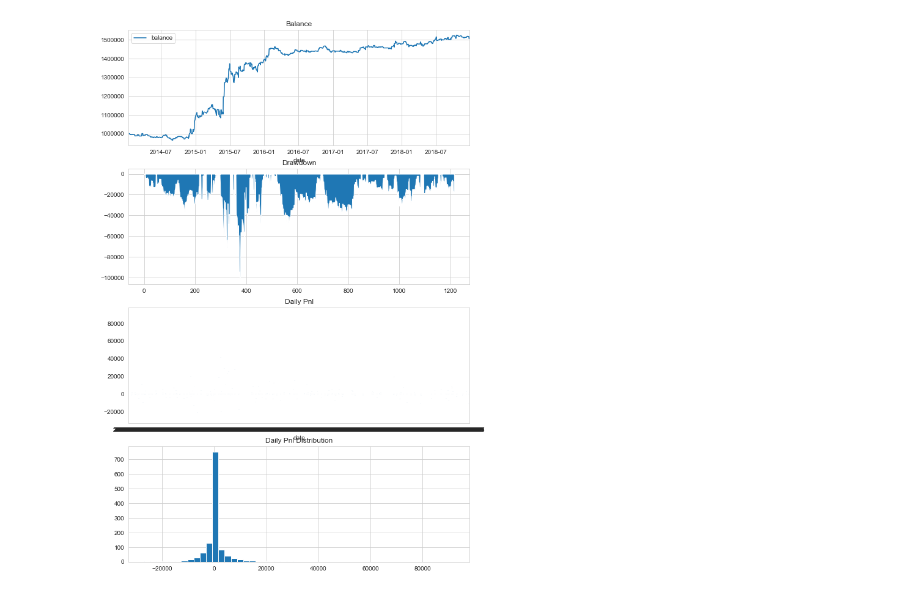
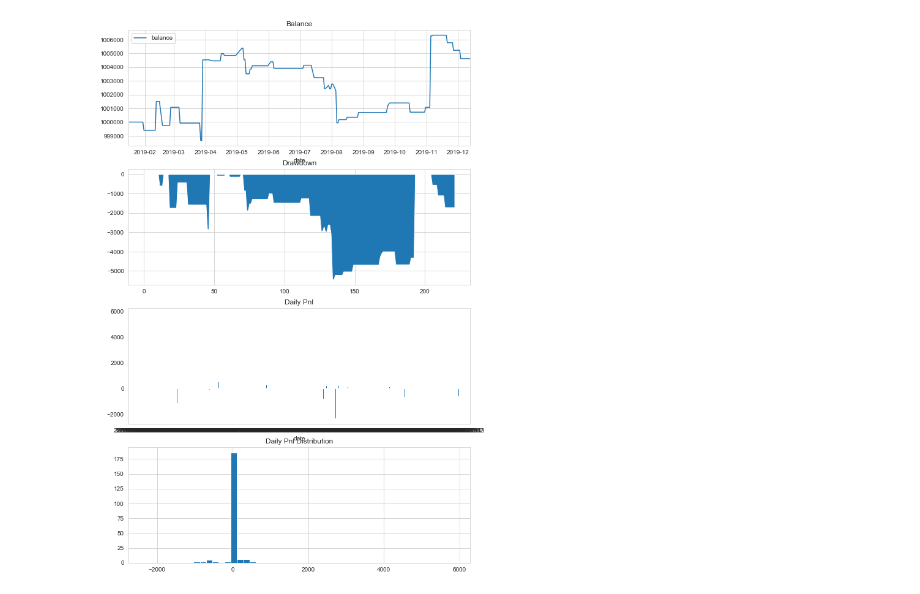
Before and after one commit to TheSuperMyo/vnpy, a Jupyter notebook: examples/cta_backtesting/backtesting_ployfit_orignal.ipynb, the cells around one changed output. Saved outputs shown, nothing was run; the diff lists cells and outputs as text; code cells hidden in the pictures.

```diff
--- a/examples/cta_backtesting/backtesting_ployfit_orignal.ipynb
+++ b/examples/cta_backtesting/backtesting_ployfit_orignal.ipynb
@@ -95,8 +147,8 @@ engine2 = BacktestingEngine()
 engine2.set_parameters(
     vt_symbol="IF9999.CFFEX",
     interval="1m",
-    start=datetime(2014, 1, 1),
-    end=datetime(2019, 1, 1),
+    start=datetime(2019, 1, 1),
+    end=datetime(2020, 1, 1),
     rate=0.3/10000,
     slippage=0.2,
     size=300,
@@ -104,7 +156,7 @@ engine2.set_parameters(
     capital=1_000_000,
 )
 engine2.load_data()
-engine2.add_strategy(TSMyoAfternoonStrategy,{'range_wide': 0.3, 'atr_ma_len': 10, 'atr_window': 16})
+engine2.add_strategy(TSMyoPolyfitStrategy,{'poly_entry_1': 0.4, 'poly_entry_2': 0.04, 'poly_out_1': 0})
 engine2.run_backtesting()
 df2 = engine2.calculate_result()
 engine2.calculate_statistics()
@@ -130 +182 @@ engine2.show_chart()
-[figure, old version]
+[figure, new version]
```
Also changed, not shown: parts of 6 cells of this notebook, 21 other files.
